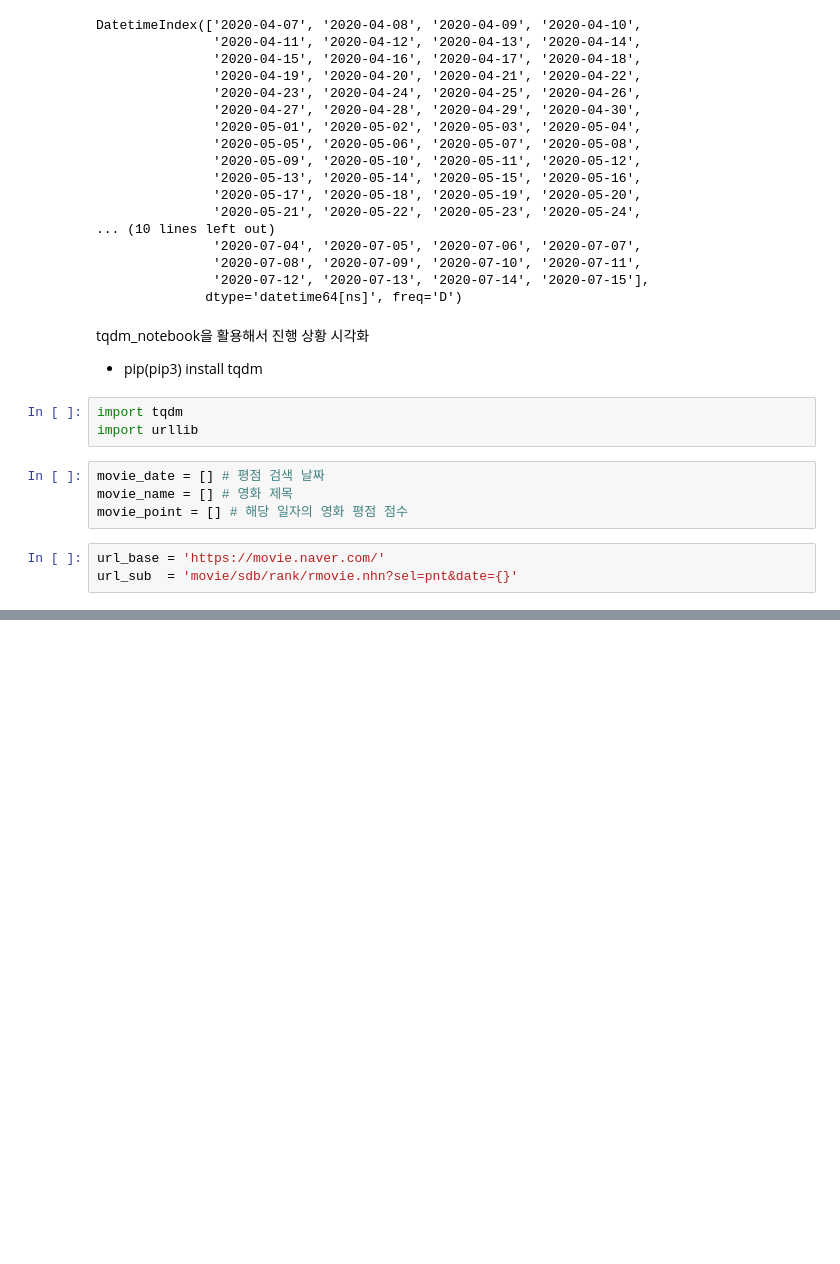
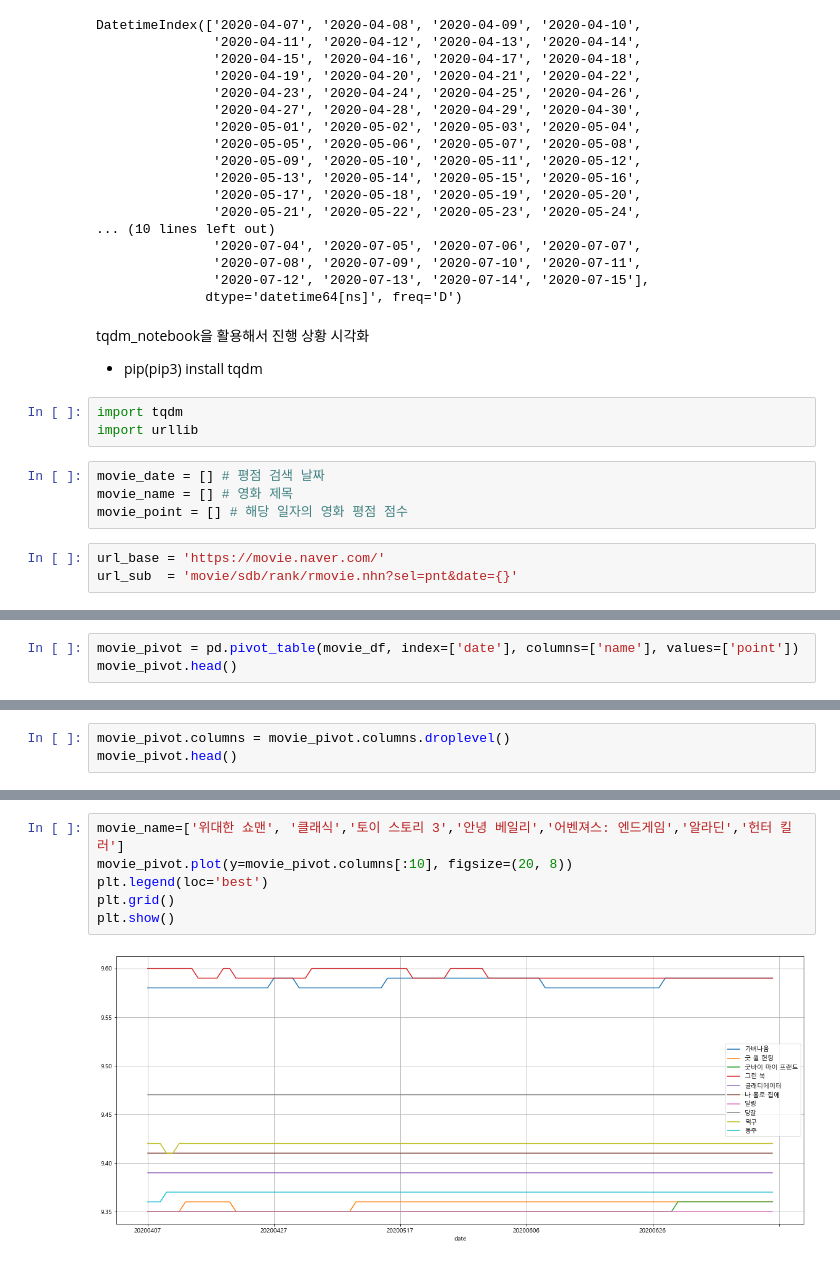
Before and after one commit to Dolarge/bit-python, a Jupyter notebook: #3 크롤링 데이터 분석/#3 네이버 영화평점 크롤링.ipynb, the cells around one changed output, grey strips where cells are left out. Drawn from its saved outputs; the diff is of its cells as text; blank space fills up the shorter version.

```diff
--- a/#3 크롤링 데이터 분석/#3 네이버 영화평점 크롤링.ipynb
+++ b/#3 크롤링 데이터 분석/#3 네이버 영화평점 크롤링.ipynb
@@ -160,0 +248,3 @@ for today in tqdm.notebook.tqdm(date):
+# %%
+movie_pivot = pd.pivot_table(movie_df, index=['date'], columns=['name'], values=['point'])
+movie_pivot.head()
@@ -160,0 +263,3 @@ for today in tqdm.notebook.tqdm(date):
+# %%
+movie_pivot.columns = movie_pivot.columns.droplevel()
+movie_pivot.head()
@@ -160,0 +275,8 @@ for today in tqdm.notebook.tqdm(date):
+# %%
+movie_name=['위대한 쇼맨', '클래식','토이 스토리 3','안녕 베일리','어벤져스: 엔드게임','알라딘','헌터 킬러']
+movie_pivot.plot(y=movie_pivot.columns[:10], figsize=(20, 8))
+plt.legend(loc='best')
+plt.grid()
+plt.show()
+# %% [output]
+[figure, added]
```
Also changed, not shown: parts of 13 cells of this notebook.
